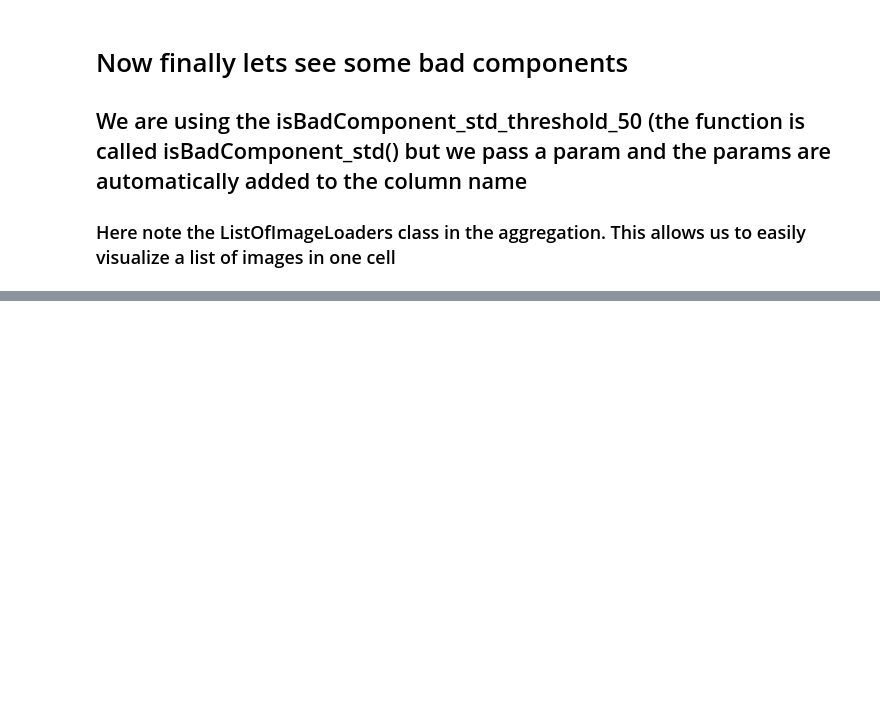
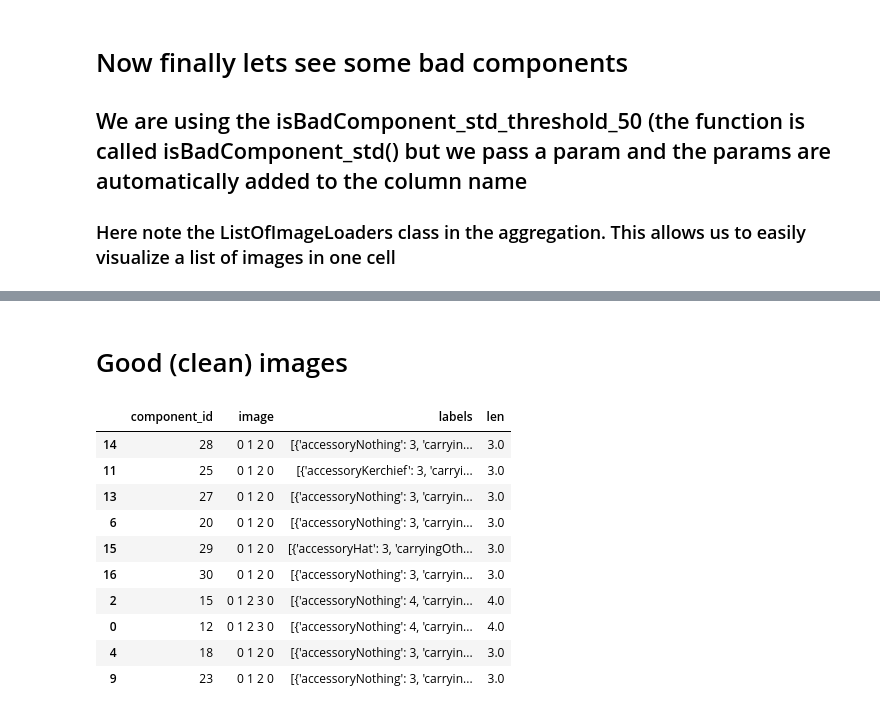
Before and after one commit to lanalex/peta_datacleaning_demo, a Jupyter notebook: cluster_analysis.ipynb, the cells around one changed output, grey strips where cells are left out. Saved outputs shown, nothing was run; the diff lists cells and outputs as text; code cells hidden in the pictures; blank space fills up the shorter version.

```diff
--- a/cluster_analysis.ipynb
+++ b/cluster_analysis.ipynb
@@ -351,0 +348,23 @@ result.reset_index().sample(2).render()
+# %% [markdown]
+# Good (clean) images
+# %%
+result = df\
+.query('isBadComponent_std_threshold_50 == 0 and 2 < len < 5')\
+.groupby(['component_id'])\
+.agg({'image': lambda x: ListOfImageLoaders(x.sample(min(5, len(x))).values.tolist(), columns_per_row=5),
+     'labels':'unique',
+     'len':'mean'})\
+
+result.reset_index().sample(10).render()
+# %% [output]
+|  | component_id | image | labels | len |
+| 14 | 28 | 0 1 2 0 | [{'accessoryNothing': 3, 'carryin... | 3.0 |
+| 11 | 25 | 0 1 2 0 | [{'accessoryKerchief': 3, 'carryi... | 3.0 |
+| 13 | 27 | 0 1 2 0 | [{'accessoryNothing': 3, 'carryin... | 3.0 |
+| 6 | 20 | 0 1 2 0 | [{'accessoryNothing': 3, 'carryin... | 3.0 |
+| 15 | 29 | 0 1 2 0 | [{'accessoryHat': 3, 'carryingOth... | 3.0 |
+| 16 | 30 | 0 1 2 0 | [{'accessoryNothing': 3, 'carryin... | 3.0 |
+| 2 | 15 | 0 1 2 3 0 | [{'accessoryNothing': 4, 'carryin... | 4.0 |
+| 0 | 12 | 0 1 2 3 0 | [{'accessoryNothing': 4, 'carryin... | 4.0 |
+| 4 | 18 | 0 1 2 0 | [{'accessoryNothing': 3, 'carryin... | 3.0 |
+| 9 | 23 | 0 1 2 0 | [{'accessoryNothing': 3, 'carryin... | 3.0 |
```
Also changed, not shown: parts of 11 cells of this notebook.
